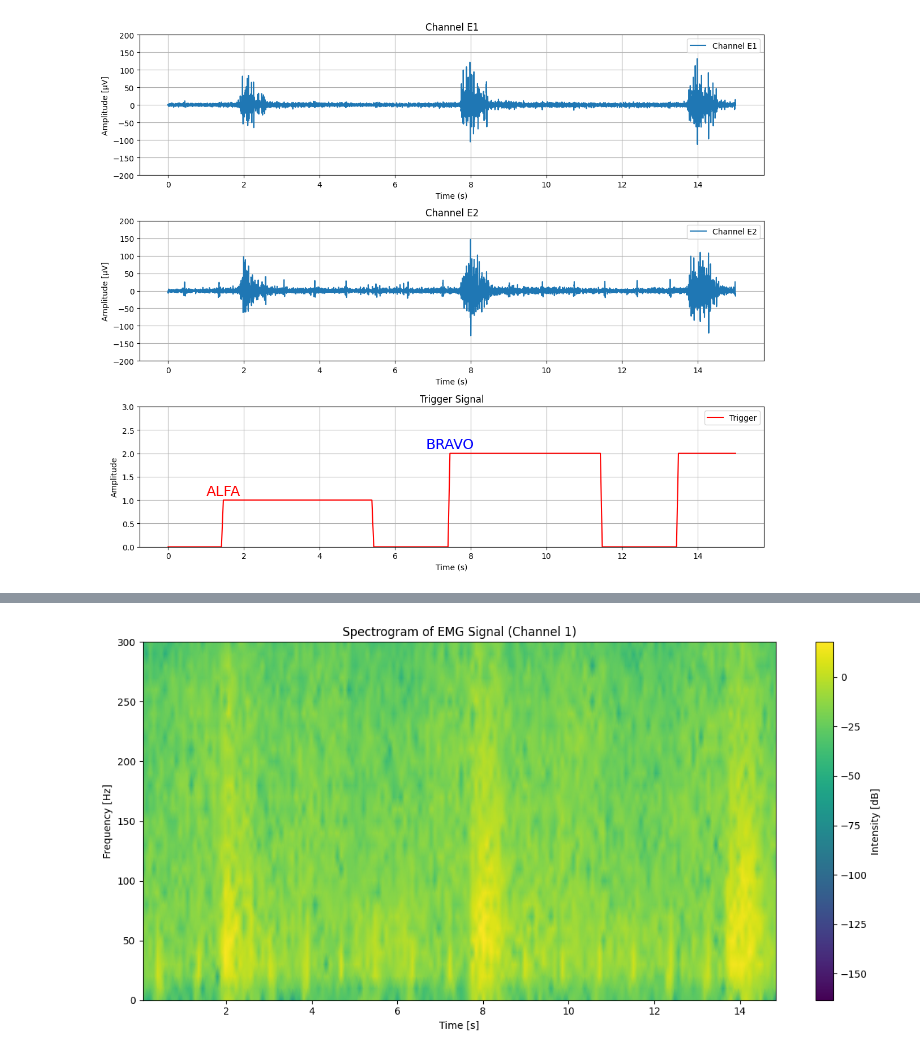
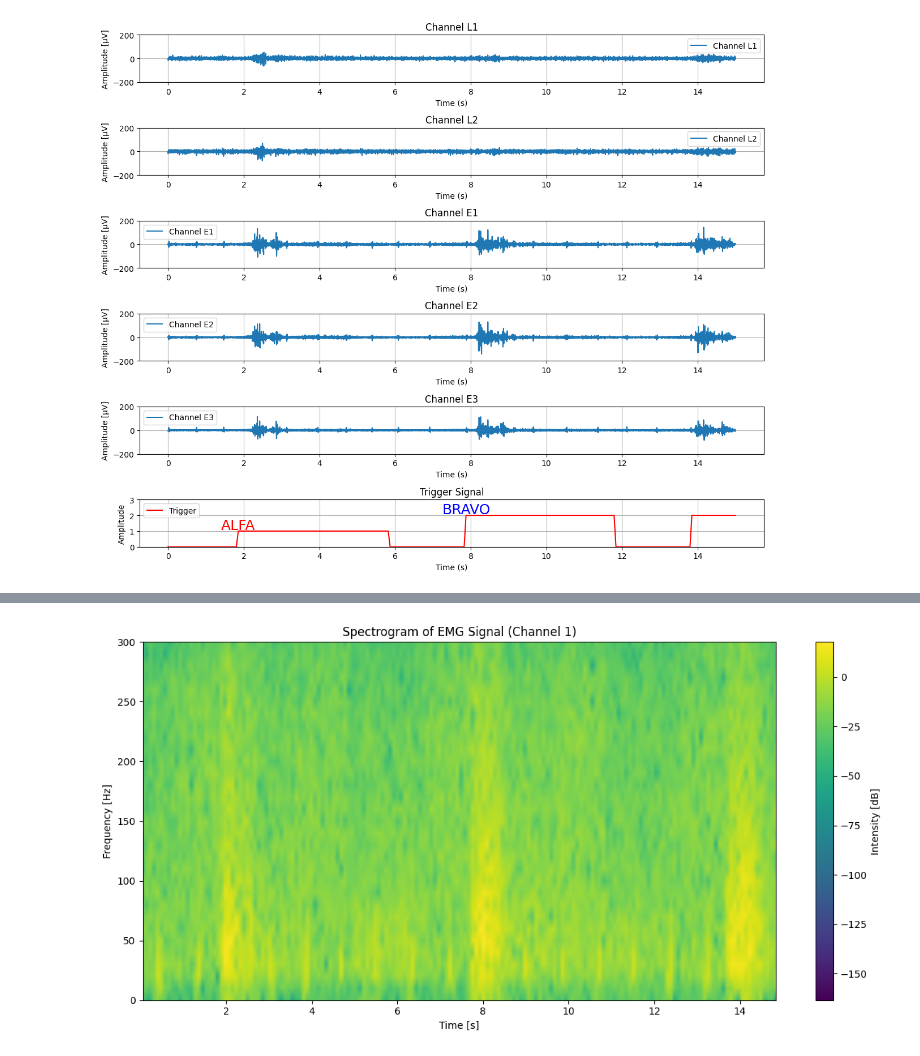
Before and after one commit to pulp-bio/biogui, a Jupyter notebook: scratch.ipynb, the cells around one changed output, grey strips where cells are left out. Drawn from its saved outputs; the diff is of its cells as text; code cells hidden in the pictures.

```diff
--- a/scratch.ipynb
+++ b/scratch.ipynb
@@ -142,7 +142,7 @@ def read_bio_file(file_path: str) -> dict:
     return signals
 # %%
 # read emg data and plot it with the trigger
-emg_data = read_bio_file(r"C:\Users\pierangelo\Documents\silent_speech\acq_06_04\emg_3chs_monpolar_2chs_ear_2025-06-04_16-30-32.bio")
+emg_data = read_bio_file(r"C:\Users\pierangelo\Documents\silent_speech\acq_06_04\emg_3chs_monpolar_2chs_ear_2025-06-04_16-35-56.bio")
 # Extract the EMG signal
 emg_signal = emg_data["emg"]["data"]
 battery = emg_data["battery"]["data"] if "battery" in emg_data else None
@@ -168,42 +168,42 @@ t_trigger = np.linspace(start_ts-start_ts, stop_ts-start_ts, trigger.shape[0])
 #apply bandpass filter to emg signal
 emg_signal = bandpass_filter(emg_signal, 20, 300, emg_data["emg"]["fs"], order=4)
 #aply notch filter to emg signal
-# emg_signal = notch_filter(emg_signal, emg_data["emg"]["fs"], 60, 30)
-# emg_signal = notch_filter(emg_signal, emg_data["emg"]["fs"], 120, 30)
+emg_signal = notch_filter(emg_signal, emg_data["emg"]["fs"], 60, 30)
+emg_signal = notch_filter(emg_signal, emg_data["emg"]["fs"], 120, 30)
 emg_signal = emg_signal*3/12*1000
 
-channels_name = ["E1", "E2"]
+channels_name = ["L1", "L2", "E1", "E2", "E3"]
 
 # Plot EMG signal plot ache channel in a different subplot and the trigger in the last subplot
 # use seaborn and make the plot nicer
 plt.figure(figsize=(12, 10))
 for i in range(emg_signal.shape[1]):
     plt.subplot(emg_signal.shape[1]+1, 1, i + 1)
     sns.lineplot(x=t_emg, y=emg_signal[:, i], label=f"Channel {channels_name[i]}")
     plt.title(f"Channel {channels_name[i]}")
     plt.xlabel("Time (s)")
     plt.ylabel("Amplitude [µV]")
     plt.ylim(-200, 200)
     plt.grid()
     plt.legend()
     plt.tight_layout()
 
 # Plot trigger signal
 # put some text  on top of the trigger signal when is one or two
 
 plt.subplot(emg_signal.shape[1]+1, 1, emg_signal.shape[1]+1)
 sns.lineplot(x=t_trigger, y=trigger.flatten(), label="Trigger", color="red")
 plt.title("Trigger Signal")
 plt.xlabel("Time (s)")
 plt.ylabel("Amplitude")
 plt.grid()
 plt.legend()
 plt.ylim(0, 3)
 if np.any(trigger == 1):
     plt.text(t_trigger[trigger.flatten() == 1][0], 1.1, "ALFA", color="red", fontsize=18, ha='center')
 if np.any(trigger == 2):
     plt.text(t_trigger[trigger.flatten() == 2][0], 2.1, "BRAVO", color="blue", fontsize=18, ha='center')
 plt.tight_layout()
 plt.show()
 # %% [output]
-[figure, old version]
+[figure, new version]
```
Also changed, not shown: parts of 12 cells of this notebook, 2 other files.
